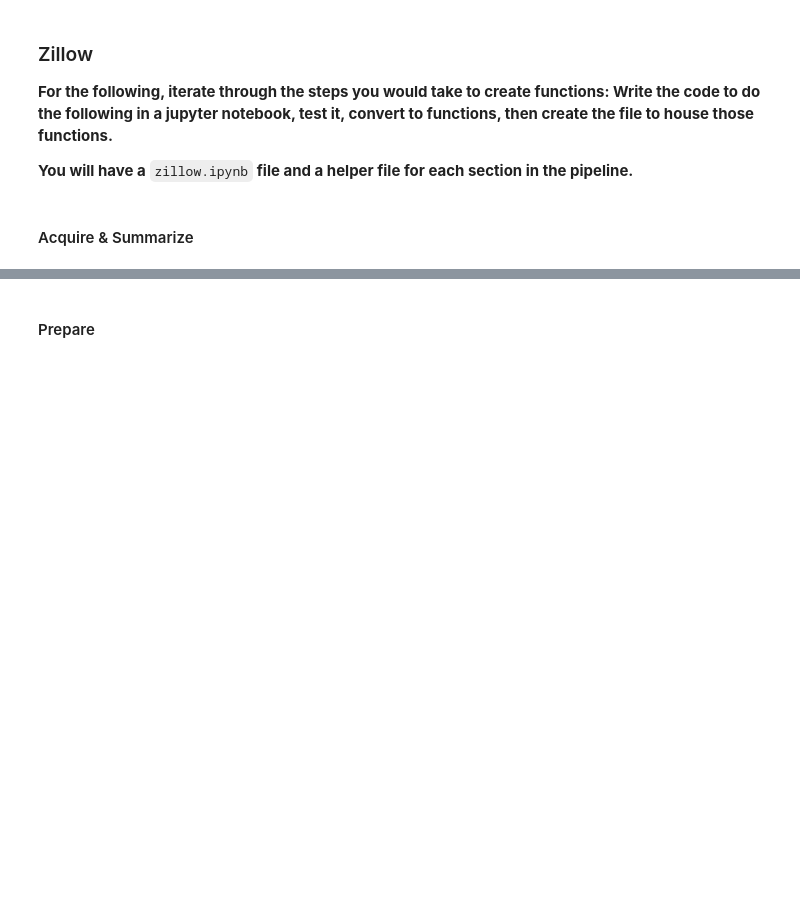
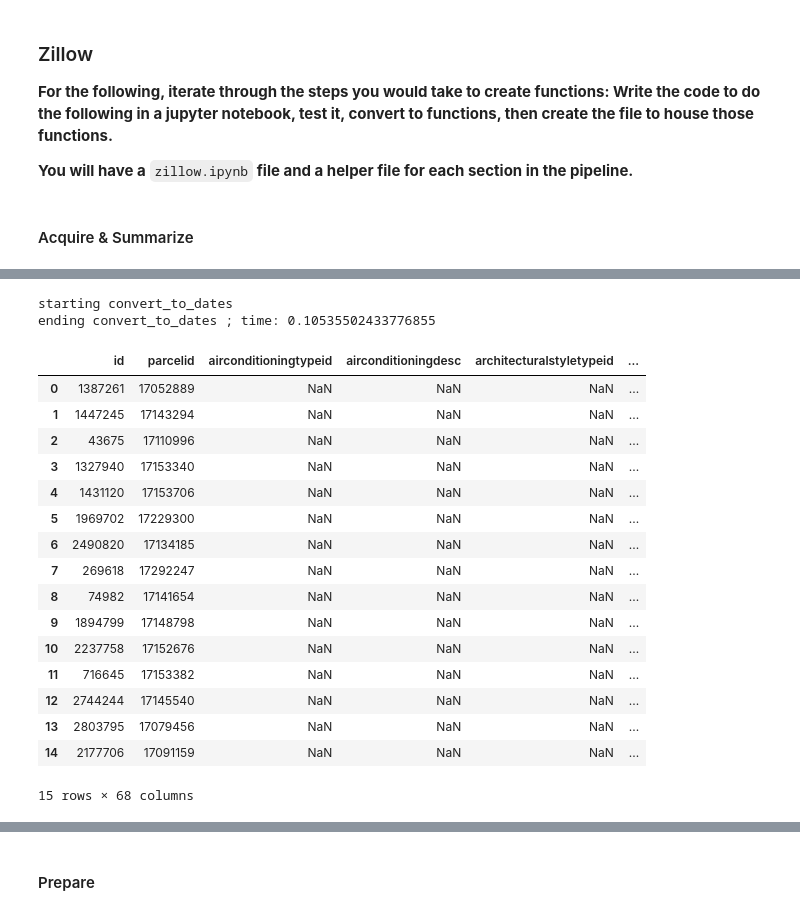
Before and after one commit to kjeliasen/ds-methodologies-exercises, a Jupyter notebook: clustering/Zillow.ipynb, the cells around one changed output, grey strips where cells are left out. Cells and saved outputs as stored; diff of their text form; code cells hidden in the pictures; blank space fills up the shorter version.

```diff
--- a/clustering/Zillow.ipynb
+++ b/clustering/Zillow.ipynb
@@ -119,0 +123,25 @@ ending frame_splain ; time: 0.4734361171722412
+# %%
+df = convert_to_dates(df, cols=['transactiondate'])
+# %% [output]
+starting convert_to_dates
+ending convert_to_dates ; time: 0.10535502433776855
+# %%
+dfo.df.head(15)
+# %% [output]
+|  | id | parcelid | airconditioningtypeid | airconditioningdesc | architecturalstyletypeid | ... |
+| 0 | 1387261 | 17052889 | NaN | NaN | NaN | ... |
+| 1 | 1447245 | 17143294 | NaN | NaN | NaN | ... |
+| 2 | 43675 | 17110996 | NaN | NaN | NaN | ... |
+| 3 | 1327940 | 17153340 | NaN | NaN | NaN | ... |
+| 4 | 1431120 | 17153706 | NaN | NaN | NaN | ... |
+| 5 | 1969702 | 17229300 | NaN | NaN | NaN | ... |
+| 6 | 2490820 | 17134185 | NaN | NaN | NaN | ... |
+| 7 | 269618 | 17292247 | NaN | NaN | NaN | ... |
+| 8 | 74982 | 17141654 | NaN | NaN | NaN | ... |
+| 9 | 1894799 | 17148798 | NaN | NaN | NaN | ... |
+| 10 | 2237758 | 17152676 | NaN | NaN | NaN | ... |
+| 11 | 716645 | 17153382 | NaN | NaN | NaN | ... |
+| 12 | 2744244 | 17145540 | NaN | NaN | NaN | ... |
+| 13 | 2803795 | 17079456 | NaN | NaN | NaN | ... |
+| 14 | 2177706 | 17091159 | NaN | NaN | NaN | ... |
+15 rows × 68 columns
```
Also changed, not shown: parts of 32 cells of this notebook, 5 other files.
